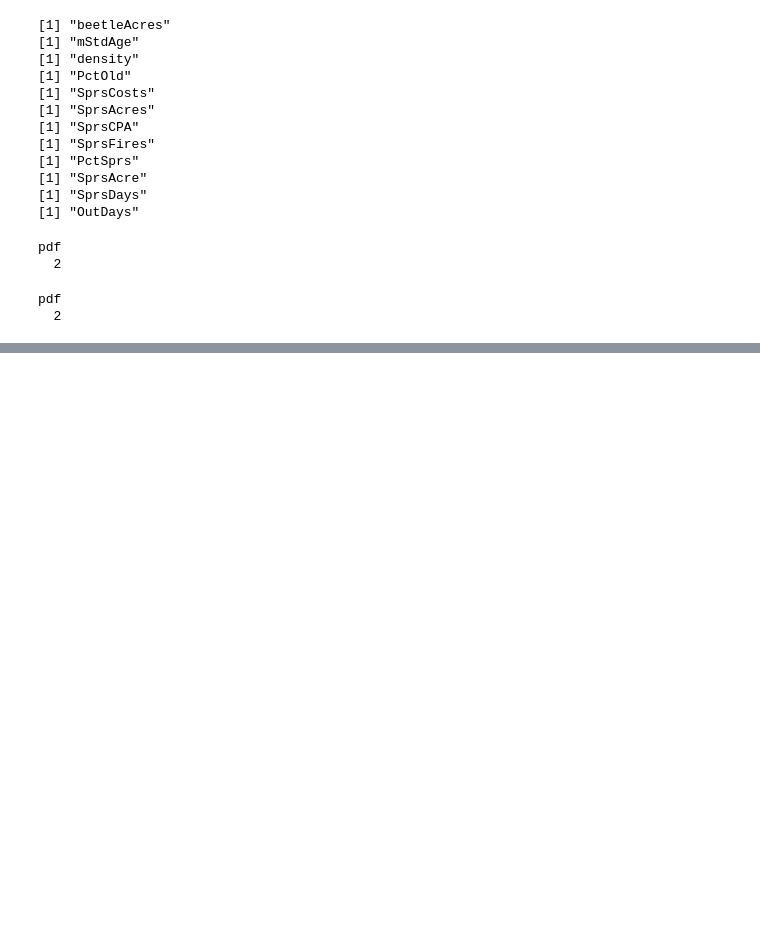
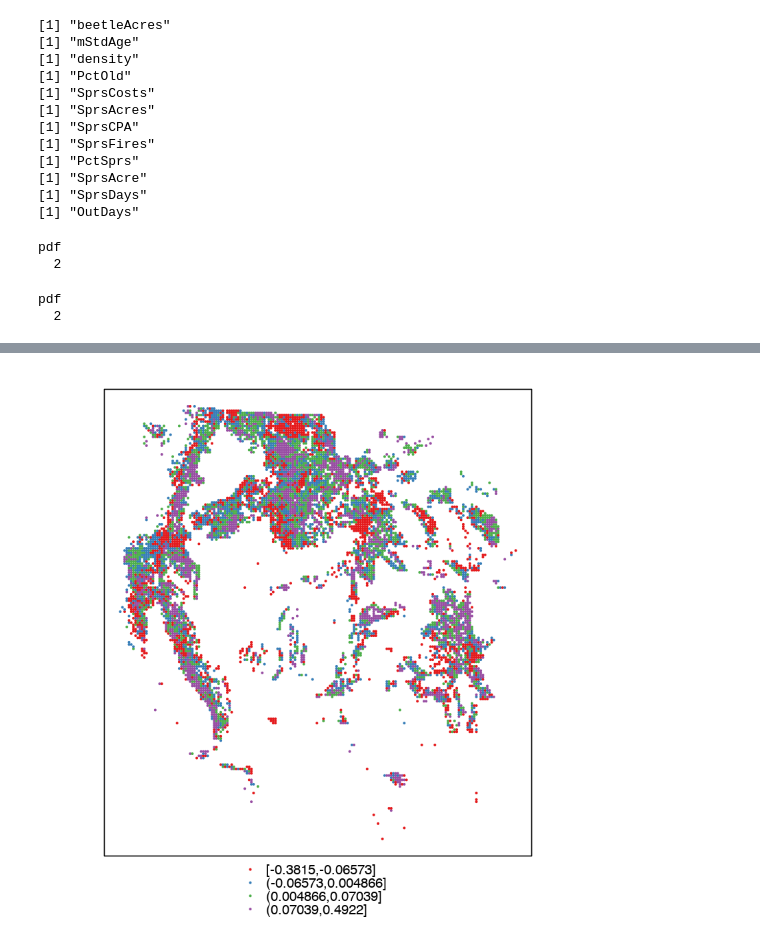
Before and after one commit to dongmeic/suppression, a Jupyter notebook: R/eda_figures.ipynb, the cells around one changed output, grey strips where cells are left out. Drawn from its saved outputs; the diff is of its cells as text; code cells hidden in the pictures; blank space fills up the shorter version.

Commit message:
eda figures

```diff
--- a/R/eda_figures.ipynb
+++ b/R/eda_figures.ipynb
@@ -253,3 +253,8 @@ dev.off()
 # %% [output]
 pdf
   2
+# %%
+ROOT <- '/Users/dongmeichen/Documents/beetle'
+DATA <- sprintf('%s/data', ROOT)
+data <- read.csv(sprintf('%s/mpb10km_data_wo_FIA.csv', DATA))
+head(data)
@@ -255,0 +269,14 @@ pdf
+# %%
+mod <- lm(beetleAcres^0.05 ~ lon + I(lon^2) + lat + I(lat^2) +
+    etopo1 + I(etopo1^2) + mStdAge + I(mStdAge^2) + density +
+    I(density^2) + log(vcc) + mfri + log(mfri) + prs + I(prs^2) +
+    GAP1 + GAP3 + vpd + I(vpd^2) + cwd + I(cwd^2) + I(maxAugT^2) +
+    I(summerP0^2) + summerP0 + Tmean + I(Tmean^2) + exp(Tmean) +
+    mi + I(mi^2) + Tvar + I(Tvar^2) + wd + I(wd^2) + AugTmean +
+    OctTmin + I(OctTmin^2) + I(AugMaxT^2) + AugTmax + Acs + I(Acs^2) +
+    MarMin + ddAugJun + I(ddAugJun^2) + ddAugJul + I(ddAugJul^2) +
+    PPT + I(PPT^2) + summerP2 + I(summerP2^2) + TMarAug + exp(TMarAug) +
+    Mar20 + log(Mar20 + 1) + fallTmean + exp(fallTmean) + MarTmin +
+    maxT + Tmin + winterMin + summerTmean + Pmean + I(Pmean^2) +
+    I(summerP1^2) + minT + I(JanMin^2) + TOctSep + Jan20 + I(Jan20^2) +
+    PcumOctSep + I(PcumOctSep^2), data=data)
@@ -255,0 +303,8 @@ pdf
+# %%
+resids <- residuals(mod)
+colours <- brewer.pal(4,"Set1")
+xy <- read.csv(sprintf('%s/mpb10km_data_wo_FIA_xy.csv', DATA))
+map.resids <- SpatialPointsDataFrame(data=data.frame(resids), coords=cbind(xy$x,xy$y))
+spplot(map.resids, cuts=quantile(resids), col.regions=colours, cex=0.3)
+# %% [output]
+[figure, added]
```
Also changed, not shown: parts of 2 cells of this notebook, 1 other file.
